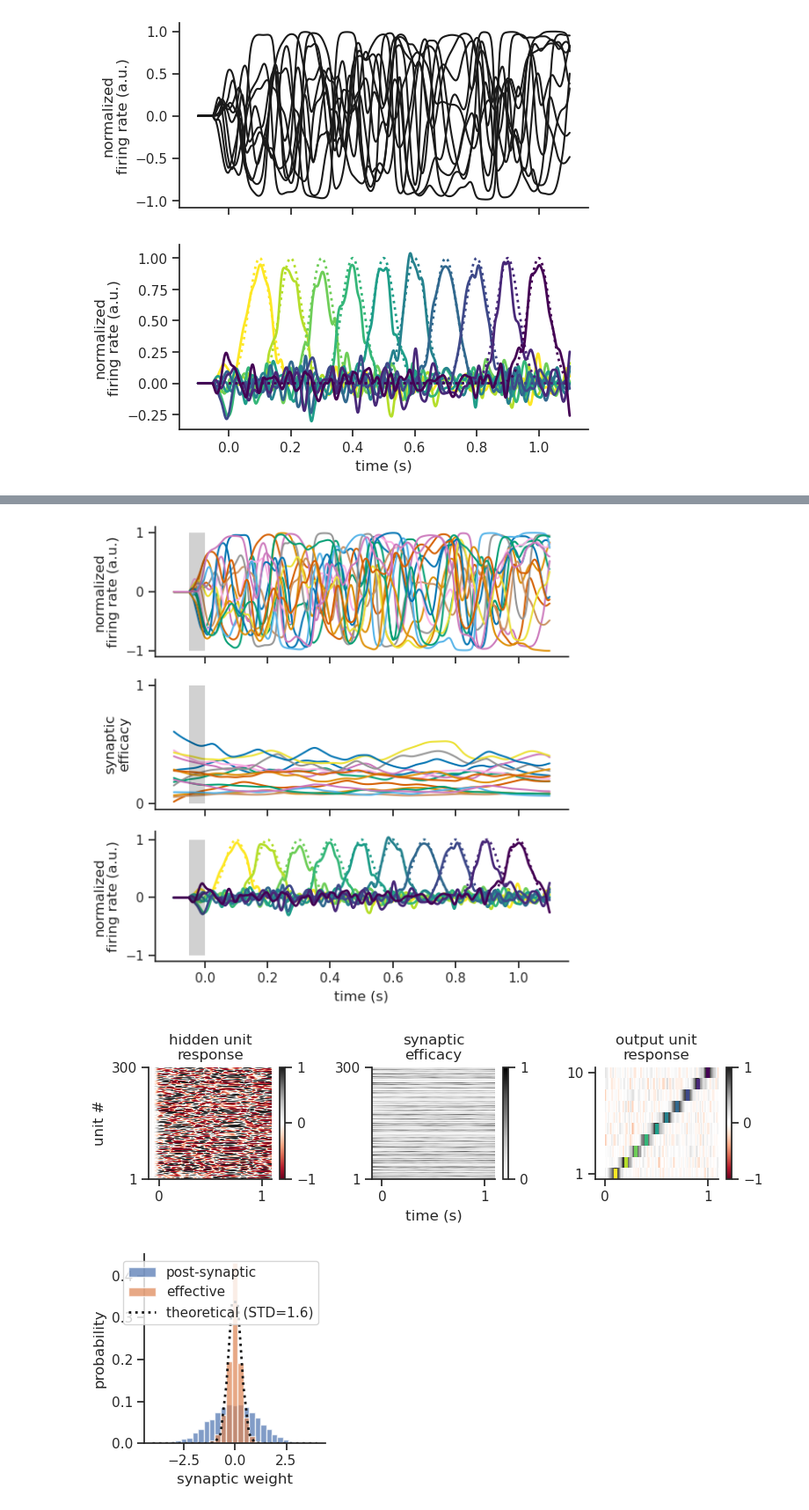
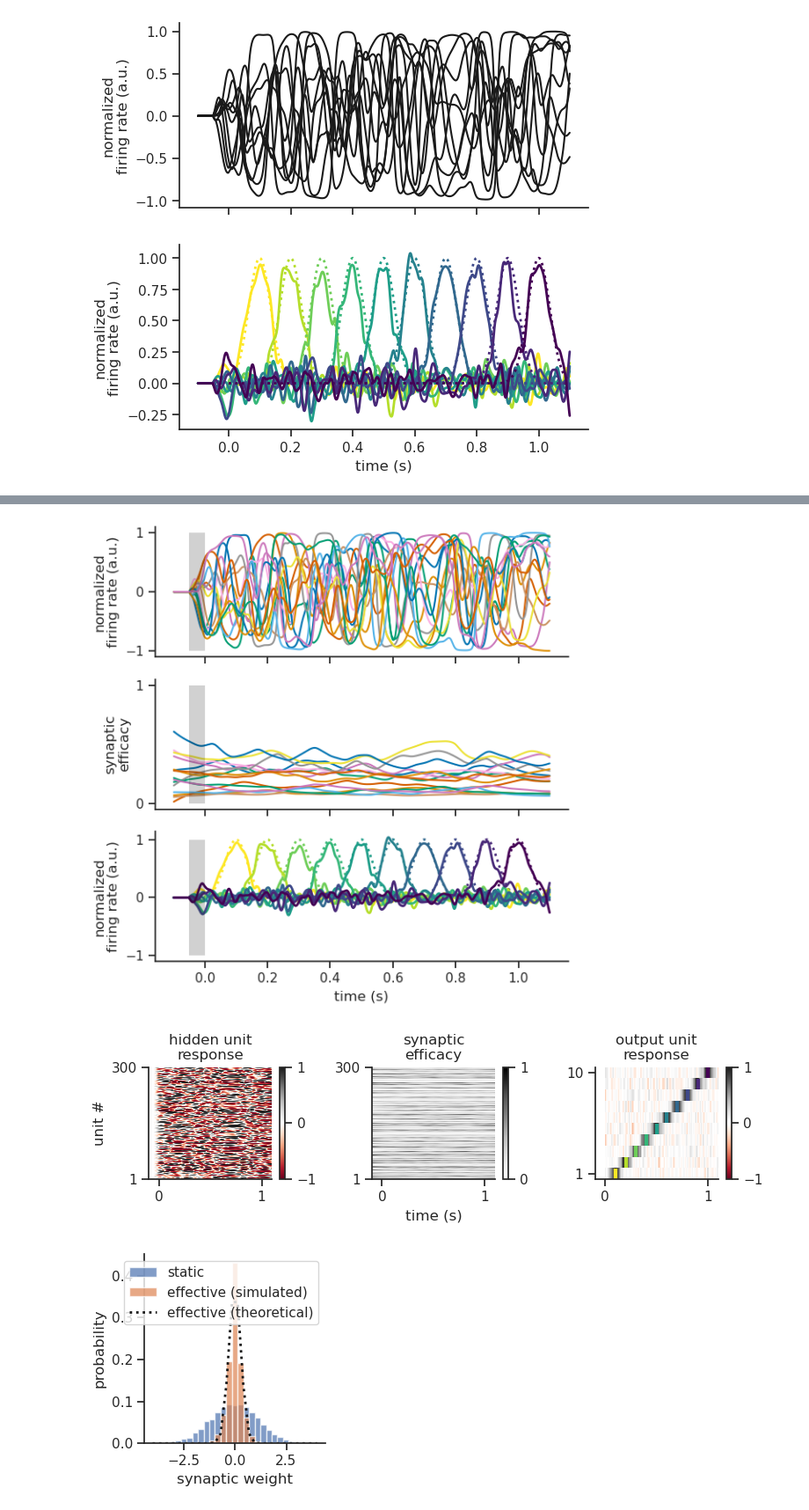
Before and after one commit to rythorpe/time_coding, a Jupyter notebook: aux_dev.ipynb, the cells around one changed output, grey strips where cells are left out. Shown: that part at 88% size. Saved outputs shown, nothing was run; the diff lists cells and outputs as text; code cells hidden in the pictures.

Commit message:
MAINT: clean up / rearrange model outputs

```diff
--- a/aux_dev.ipynb
+++ b/aux_dev.ipynb
@@ -245,32 +245,33 @@ def plot_all_units(h_units, syn_eff, outputs, targets, times):
     return fig
 
 
-def plot_weight_distr(W_hh, W_hh_mask, syn_eff, eff_gain):
+def plot_weight_distr(W_hh, W_hh_mask, syn_eff, eff_gain, true_gain):
     fig, axes = plt.subplots(1, 1, figsize=(3, 3))
     n_times, n_hidden = syn_eff.shape
     n_weights = W_hh_mask.sum()
-    postsyn_weights = W_hh[W_hh_mask == 1]
-    effective_weights = torch.stack([(syn_eff[t_idx, :] * W_hh * W_hh_mask)[W_hh_mask == 1] for t_idx in range(n_times)])
+    postsyn_weights = true_gain * W_hh[W_hh_mask == 1]
+    effective_weights = torch.stack([(syn_eff[t_idx, :] * true_gain * W_hh * W_hh_mask)[W_hh_mask == 1] for t_idx in range(n_times)])
     effective_weights_avg = effective_weights.mean(dim=0)
     # print(effective_weights_avg)
     weight_bins = np.linspace(-4, 4, 30)
     # normalize to produce PMF
     weights = torch.ones_like(postsyn_weights) / n_weights
     axes.hist(postsyn_weights, bins=weight_bins, weights=weights, alpha=0.7,
-              label='post-synaptic')
+              label='static')
     pdf, _, _ = axes.hist(effective_weights_avg, bins=weight_bins,
                           weights=weights, alpha=0.7,
-                          label='effective')
-    # print(np.sum(pdf))  # verify cumulative probability sums to one
+                          label='effective (simulated)')
+    # print(np.sum(pdf))
 
-    prob_c = (torch.count_nonzero(model.W_hh_mask) /
-              torch.numel(model.W_hh_mask))
+    prob_c = float(torch.count_nonzero(model.W_hh_mask) /
+                   torch.numel(model.W_hh_mask))
     w_hidden_std = eff_gain / np.sqrt(prob_c * n_hidden)
     theoretic_distr = gaussian(weight_bins, 0, w_hidden_std)
     theoretic_distr /= np.sum(theoretic_distr)  # normalize
-    # print(np.sum(theoretic_distr))  # verify cumulative probability sums to one
+    # print(np.sum(theoretic_distr))
+
     axes.plot(weight_bins, theoretic_distr, 'k:', lw=2,
-              label='theoretical (gain=1.6)')
+              label=f'effective (theoretical)')
     axes.set_xlabel('synaptic weight')
     axes.set_ylabel('probability')
 
@@ -282,35 +283,36 @@ def plot_weight_distr(W_hh, W_hh_mask, syn_eff, eff_gain):
 # %%
 dt = times[1] - times[0]
 model.eval()
 
 with torch.no_grad():
 
     # Compute prediction error
-    outputs, h_t, r_t, u_t = model(inputs, h_0=h_0, r_0=r_0, u_0=u_0, dt=dt)
-    loss = loss_fn(outputs[:, times > 0, :], targets[:, times > 0, :])
+    h_t, r_t, u_t, z_t = model(inputs, h_0=h_0, r_0=r_0, u_0=u_0, dt=dt)
+    loss = loss_fn(z_t[:, times > 0, :], targets[:, times > 0, :])
 
 # select first batch if more than one exists
 hidden_batch = torch.tanh(h_t).cpu()[0]
 syn_eff_batch = r_t.cpu()[0] * u_t.cpu()[0]
-outputs_batch = outputs.cpu()[0]
+outputs_batch = z_t.cpu()[0]
 targets_batch = targets.cpu()[0]
 
 fig_traj = plot_state_traj(h_units=hidden_batch, outputs=outputs_batch,
                            syn_eff=syn_eff_batch,
                            targets=targets_batch, times=times)
 
 fig_all_units = plot_all_units(h_units=hidden_batch, syn_eff=syn_eff_batch,
                                outputs=outputs_batch,
                                targets=targets_batch, times=times)
 
 fig_weights_distr = plot_weight_distr(model.W_hh, model.W_hh_mask,
                                       syn_eff_batch,
-                                      eff_gain=model.effective_gain)
+                                      eff_gain=model.effective_gain,
+                                      true_gain=model.gain)
 plt.show()
 # %% [output]
 [figure]
 [figure]
-[figure, old version]
+[figure, new version]
 # %%
 fig_traj.savefig('/home/ryan/Desktop/traj_gain_scaled_hz_nonforce_postlearning.png')
 fig_all_units.savefig('/home/ryan/Desktop/units_all_gain_scaled_hz_nonforce_postlearning.png')
```
Also changed, not shown: parts of 3 cells of this notebook, 2 other files.
